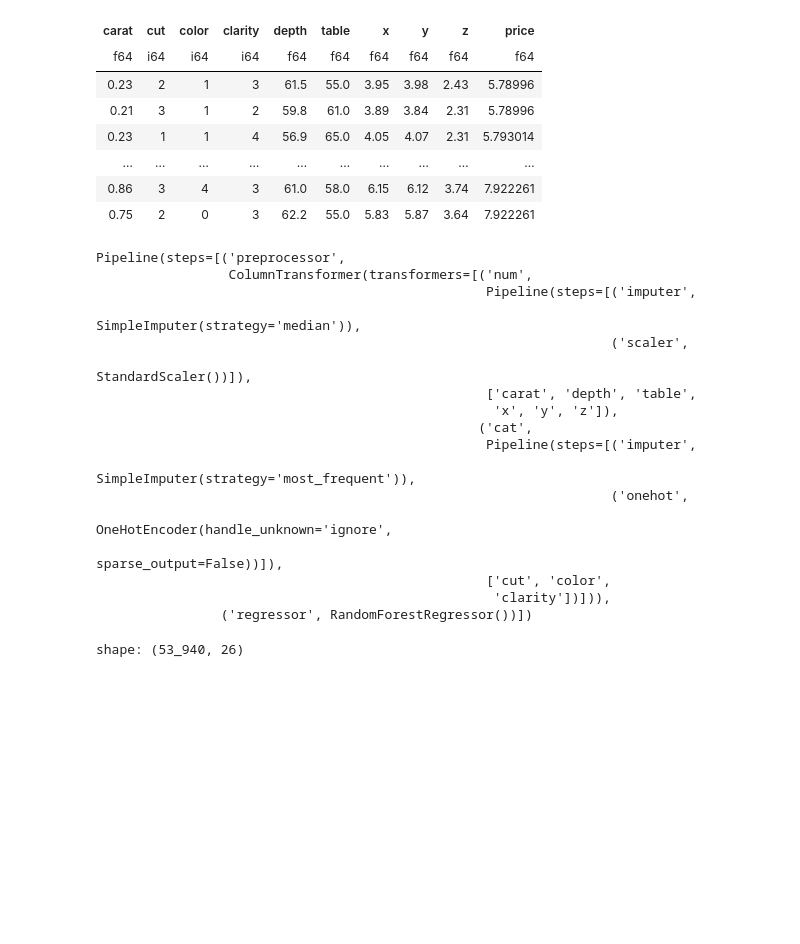
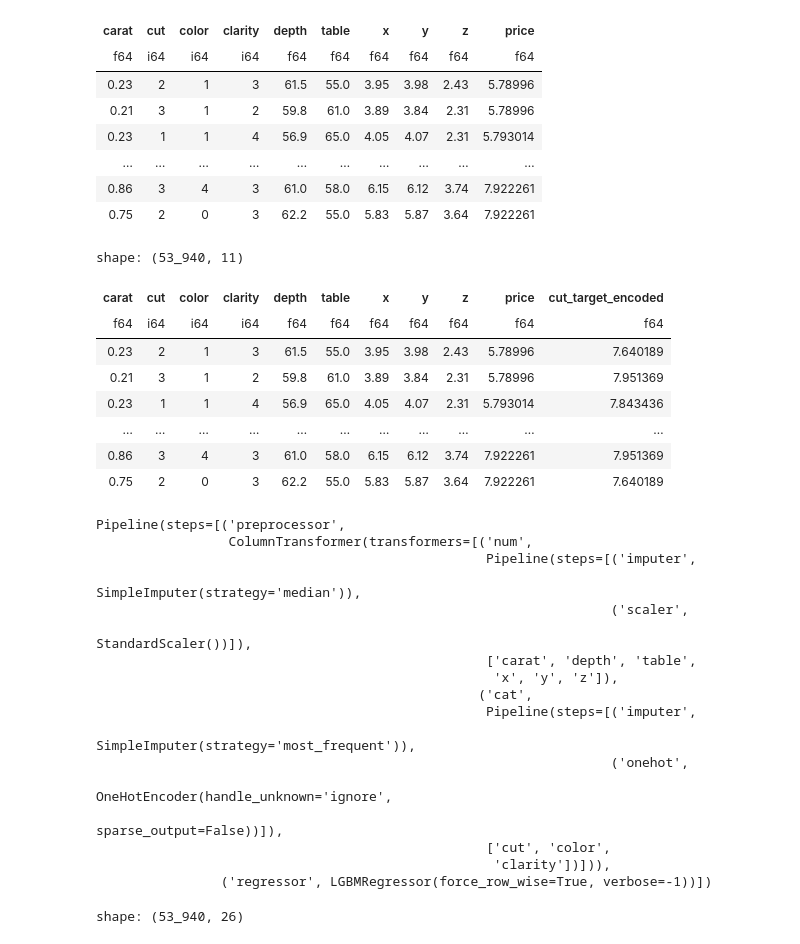
Before and after one commit to davidgasquez/datathon-kit, a Jupyter notebook: notebooks/sandbox.ipynb, the cells around one changed output. Saved outputs shown, nothing was run; the diff lists cells and outputs as text; code cells hidden in the pictures; blank space fills up the shorter version.

```diff
--- a/notebooks/sandbox.ipynb
+++ b/notebooks/sandbox.ipynb
@@ -22,9 +26,25 @@ shape: (53_940, 10)
 | … | … | … | … | … | … | … | … | … | … |
 | 0.86 | 3 | 4 | 3 | 61.0 | 58.0 | 6.15 | 6.12 | 3.74 | 7.922261 |
 | 0.75 | 2 | 0 | 3 | 62.2 | 55.0 | 5.83 | 5.87 | 3.64 | 7.922261 |
+# %%
+from src.features import target_encoding
+
+df = target_encoding(df, "price", "cut")
+
+df
+# %% [output]
+shape: (53_940, 11)
+| carat | cut | color | clarity | depth | table | x | y | z | price | cut_target_encoded |
+| f64 | i64 | i64 | i64 | f64 | f64 | f64 | f64 | f64 | f64 | f64 |
+| 0.23 | 2 | 1 | 3 | 61.5 | 55.0 | 3.95 | 3.98 | 2.43 | 5.78996 | 7.640189 |
+| 0.21 | 3 | 1 | 2 | 59.8 | 61.0 | 3.89 | 3.84 | 2.31 | 5.78996 | 7.951369 |
+| 0.23 | 1 | 1 | 4 | 56.9 | 65.0 | 4.05 | 4.07 | 2.31 | 5.793014 | 7.843436 |
+| … | … | … | … | … | … | … | … | … | … | … |
+| 0.86 | 3 | 4 | 3 | 61.0 | 58.0 | 6.15 | 6.12 | 3.74 | 7.922261 | 7.951369 |
+| 0.75 | 2 | 0 | 3 | 62.2 | 55.0 | 5.83 | 5.87 | 3.64 | 7.922261 | 7.640189 |
 # %%
+from lightgbm import LGBMRegressor
 from sklearn.compose import ColumnTransformer
-from sklearn.ensemble import RandomForestRegressor
 from sklearn.impute import SimpleImputer
 from sklearn.pipeline import Pipeline
 from sklearn.preprocessing import OneHotEncoder, StandardScaler
@@ -51,11 +71,12 @@ preprocessor = ColumnTransformer(
     ]
 )
 
-# TODO: https://scikit-learn.org/stable/modules/generated/sklearn.pipeline.FeatureUnion.html
-
 # Create the pipeline with a RandomForestRegressor
 pipeline = Pipeline(
-    steps=[("preprocessor", preprocessor), ("regressor", RandomForestRegressor())]
+    steps=[
+        ("preprocessor", preprocessor),
+        ("regressor", LGBMRegressor(force_row_wise=True, verbose=-1)),
+    ]
 )
 
 # Fit the pipeline to the data
@@ -79,7 +100,7 @@ Pipeline(steps=[('preprocessor',
                                                                                  sparse_output=False))]),
                                                   ['cut', 'color',
                                                    'clarity'])])),
-                ('regressor', RandomForestRegressor())])
+                ('regressor', LGBMRegressor(force_row_wise=True, verbose=-1))])
 # %%
 pipeline.named_steps["preprocessor"].transform(X)
 # %% [output]
```
Also changed, not shown: parts of 3 cells of this notebook, 4 other files.
